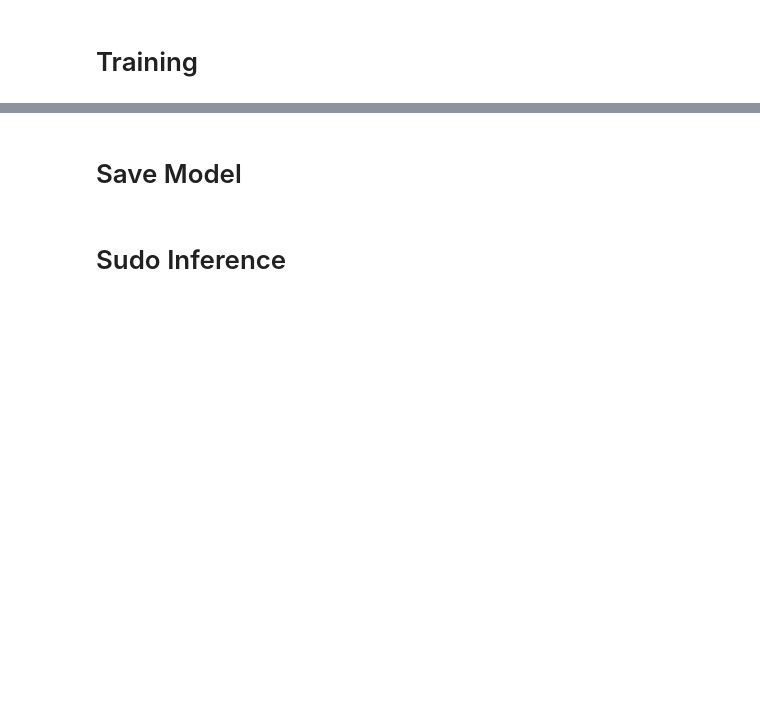
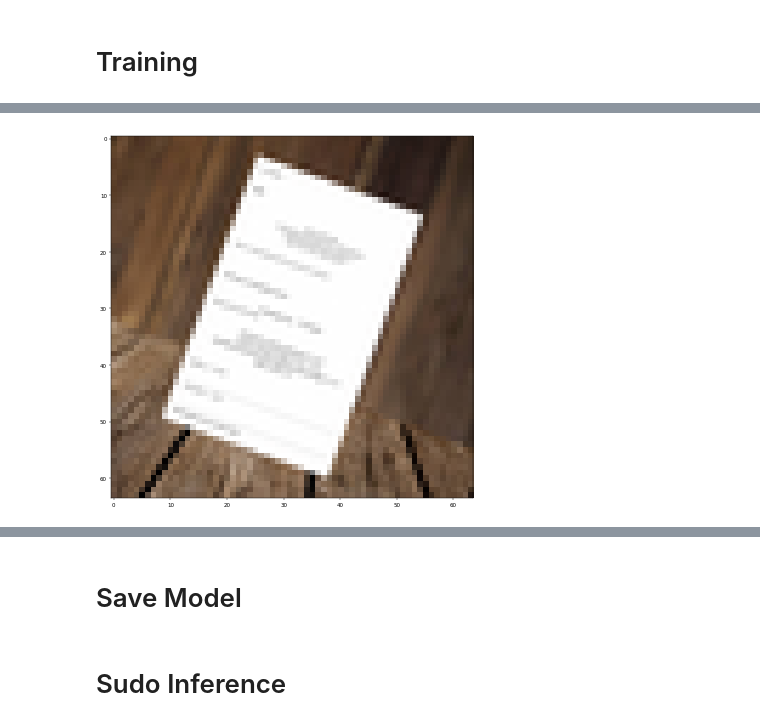
Before and after one commit to Charistoph/invoice_ocr, a Jupyter notebook: Image_Rotation_CNN_Colab.ipynb, the cells around one changed output, grey strips where cells are left out. Cells and saved outputs as stored; diff of their text form; code cells hidden in the pictures; blank space fills up the shorter version.

```diff
--- a/Image_Rotation_CNN_Colab.ipynb
+++ b/Image_Rotation_CNN_Colab.ipynb
@@ -276,6 +257,6 @@ Requirement already satisfied: smmap2>=2.0.0 in /usr/local/lib/python3.6/dist-pa
 # %%
-# device = torch.device('cpu')
-device = torch.device('cuda') # Uncomment this to run on GPU
+device = torch.device('cpu')
+# device = torch.device('cuda') # Uncomment this to run on GPU
 # %%
 class depthwise_separable_conv(nn.Module):
     def __init__(self, nin, nout, ksize, padd):
@@ -374,7 +355,8 @@ def training_data_generator(input_img_names, background_img_names, itr, batch_si
 #         print(os.path.join(background_img_folder, background_name))
         background = Image.open(os.path.join(background_img_folder, background_name))
 
-        curr_img, rot, she = augment_img(foreground, background, max_foreground_size, scaler)
+        curr_img, rot, she = augment_img(foreground, background, max_foreground_size,
+                                         scaler, max_rotation, max_shear)
 
         curr_img = curr_img.resize((max_img_size, max_img_size), Image.ANTIALIAS)
         curr_img = np.array(curr_img)
@@ -383,9 +365,12 @@ def training_data_generator(input_img_names, background_img_names, itr, batch_si
         rotation.append(rot)
         shear.append(she)
 
+#     img_show(inpu[0], 12)
     # move channel to second index position
     inpu = np.swapaxes(np.array(inpu), 3, -3)
-    X = torch.from_numpy(inpu).float().to(device)
+#     img_show(np.swapaxes(np.array(inpu), 1, 3)[0], 12)
+    X = torch.tensor(inpu/255).float().to(device)
+#     img_show(np.swapaxes(X[0].detach().numpy(), 2, -3), 12)
 
     rotation_enc = encoder_func(rot_to_int, rotation)
     rotation_enc = np.array(rotation_enc)
@@ -396,6 +381,13 @@ def training_data_generator(input_img_names, background_img_names, itr, batch_si
     y2 = torch.from_numpy(shear_enc).float().to(device)
 
     return X, y1, y2
+# %%
+# test generator
+X, y1, y2 = training_data_generator(input_img_names, background_img_names, itr,
+                                    batch_size, rot_to_int, she_to_int, device)
+img_show(np.swapaxes(X[0].detach().numpy(), 2, -3), 12)
+# %% [output]
+[figure, added]
 # %%
 # preperation for saving model
 from google.colab import drive
```
Also changed, not shown: parts of 29 cells of this notebook, 1 other file.
